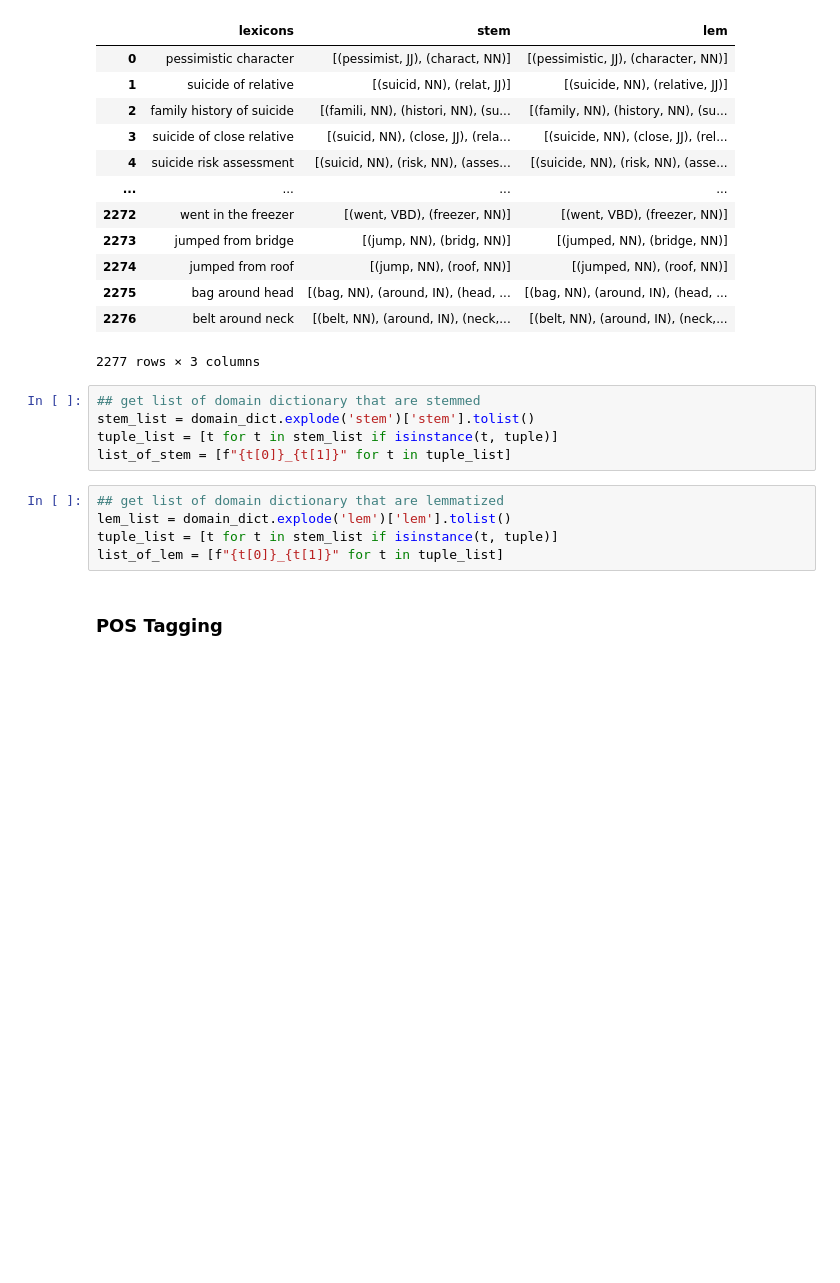
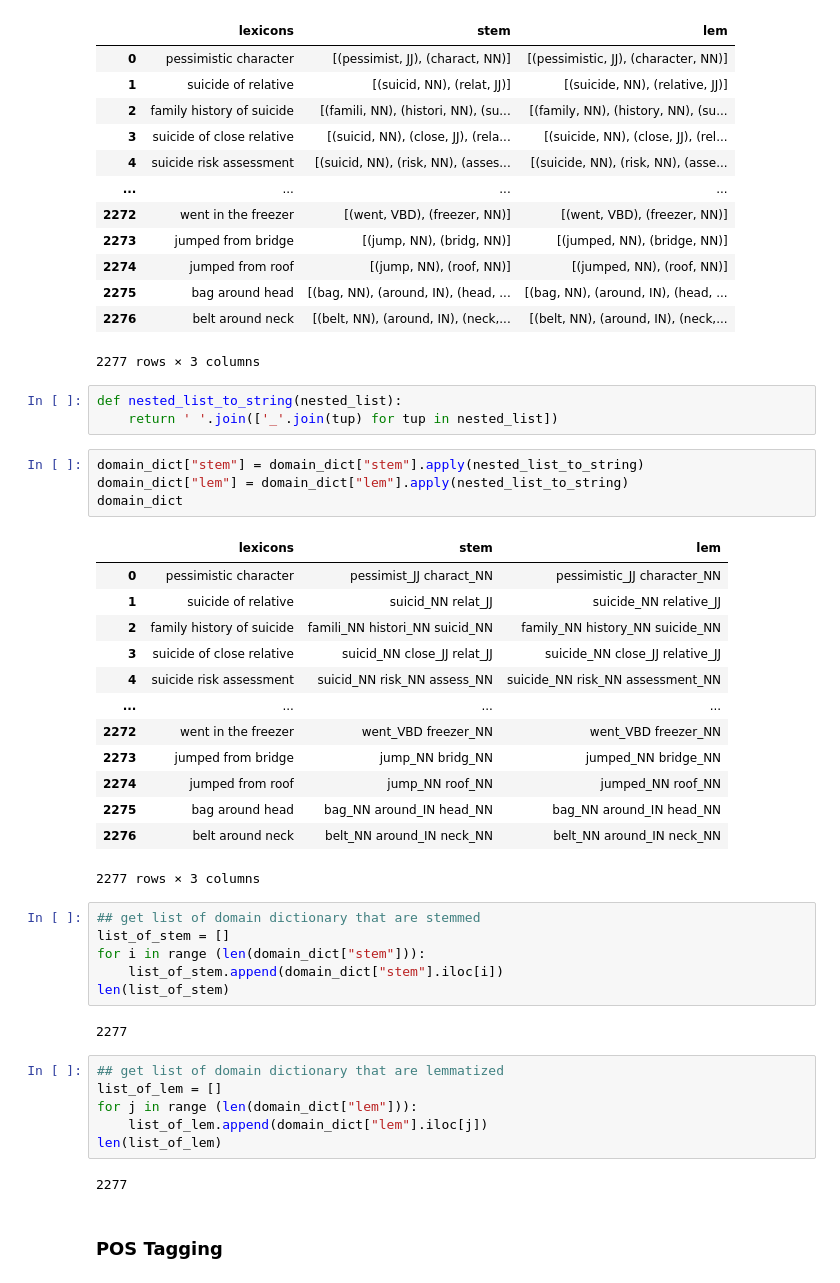
Before and after one commit to graceangrh/Text-mining-Suicide-Ideation, a Jupyter notebook: Domain Dictionary + POS Tagging.ipynb, the cells around one changed output. Drawn from its saved outputs; the diff is of its cells as text; blank space fills up the shorter version.

```diff
--- a/Domain Dictionary + POS Tagging.ipynb
+++ b/Domain Dictionary + POS Tagging.ipynb
@@ -107,16 +107,43 @@ domain_dict
 | 2275 | bag around head | [(bag, NN), (around, IN), (head, ... | [(bag, NN), (around, IN), (head, ... |
 | 2276 | belt around neck | [(belt, NN), (around, IN), (neck,... | [(belt, NN), (around, IN), (neck,... |
 2277 rows × 3 columns
+# %%
+def nested_list_to_string(nested_list):
+    return ' '.join(['_'.join(tup) for tup in nested_list])
+# %%
+domain_dict["stem"] = domain_dict["stem"].apply(nested_list_to_string)
+domain_dict["lem"] = domain_dict["lem"].apply(nested_list_to_string)
+domain_dict
+# %% [output]
+|  | lexicons | stem | lem |
+| 0 | pessimistic character | pessimist_JJ charact_NN | pessimistic_JJ character_NN |
+| 1 | suicide of relative | suicid_NN relat_JJ | suicide_NN relative_JJ |
+| 2 | family history of suicide | famili_NN histori_NN suicid_NN | family_NN history_NN suicide_NN |
+| 3 | suicide of close relative | suicid_NN close_JJ relat_JJ | suicide_NN close_JJ relative_JJ |
+| 4 | suicide risk assessment | suicid_NN risk_NN assess_NN | suicide_NN risk_NN assessment_NN |
+| ... | ... | ... | ... |
+| 2272 | went in the freezer | went_VBD freezer_NN | went_VBD freezer_NN |
+| 2273 | jumped from bridge | jump_NN bridg_NN | jumped_NN bridge_NN |
+| 2274 | jumped from roof | jump_NN roof_NN | jumped_NN roof_NN |
+| 2275 | bag around head | bag_NN around_IN head_NN | bag_NN around_IN head_NN |
+| 2276 | belt around neck | belt_NN around_IN neck_NN | belt_NN around_IN neck_NN |
+2277 rows × 3 columns
 # %%
 ## get list of domain dictionary that are stemmed
-stem_list = domain_dict.explode('stem')['stem'].tolist()
-tuple_list = [t for t in stem_list if isinstance(t, tuple)]
-list_of_stem = [f"{t[0]}_{t[1]}" for t in tuple_list]
+list_of_stem = []
+for i in range (len(domain_dict["stem"])):
+    list_of_stem.append(domain_dict["stem"].iloc[i])
+len(list_of_stem)
+# %% [output]
+2277
 # %%
 ## get list of domain dictionary that are lemmatized
-lem_list = domain_dict.explode('lem')['lem'].tolist()
-tuple_list = [t for t in stem_list if isinstance(t, tuple)]
-list_of_lem = [f"{t[0]}_{t[1]}" for t in tuple_list]
+list_of_lem = []
+for j in range (len(domain_dict["lem"])):
+    list_of_lem.append(domain_dict["lem"].iloc[j])
+len(list_of_lem)
+# %% [output]
+2277
 # %% [markdown]
 ### POS Tagging
 # %%
```
Also changed, not shown: parts of 4 cells of this notebook.
